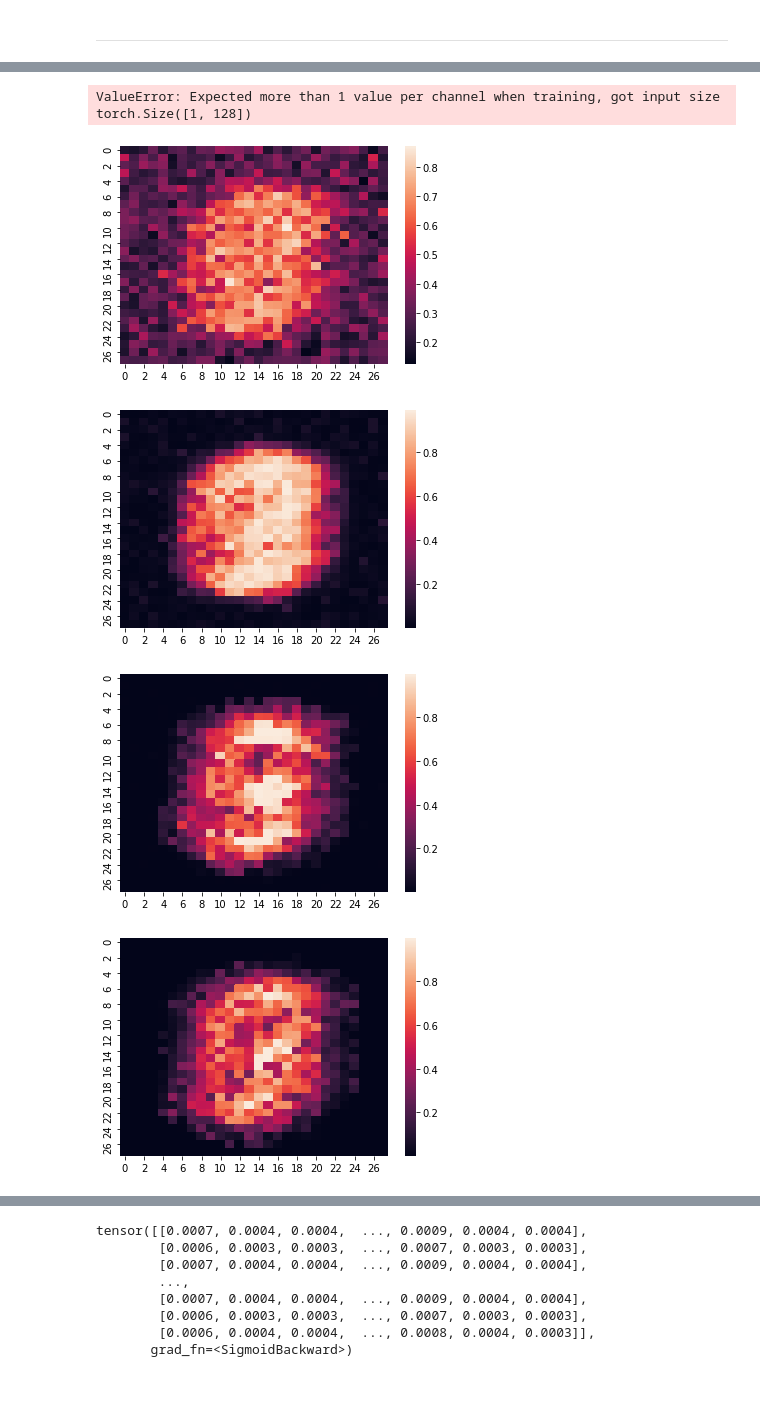
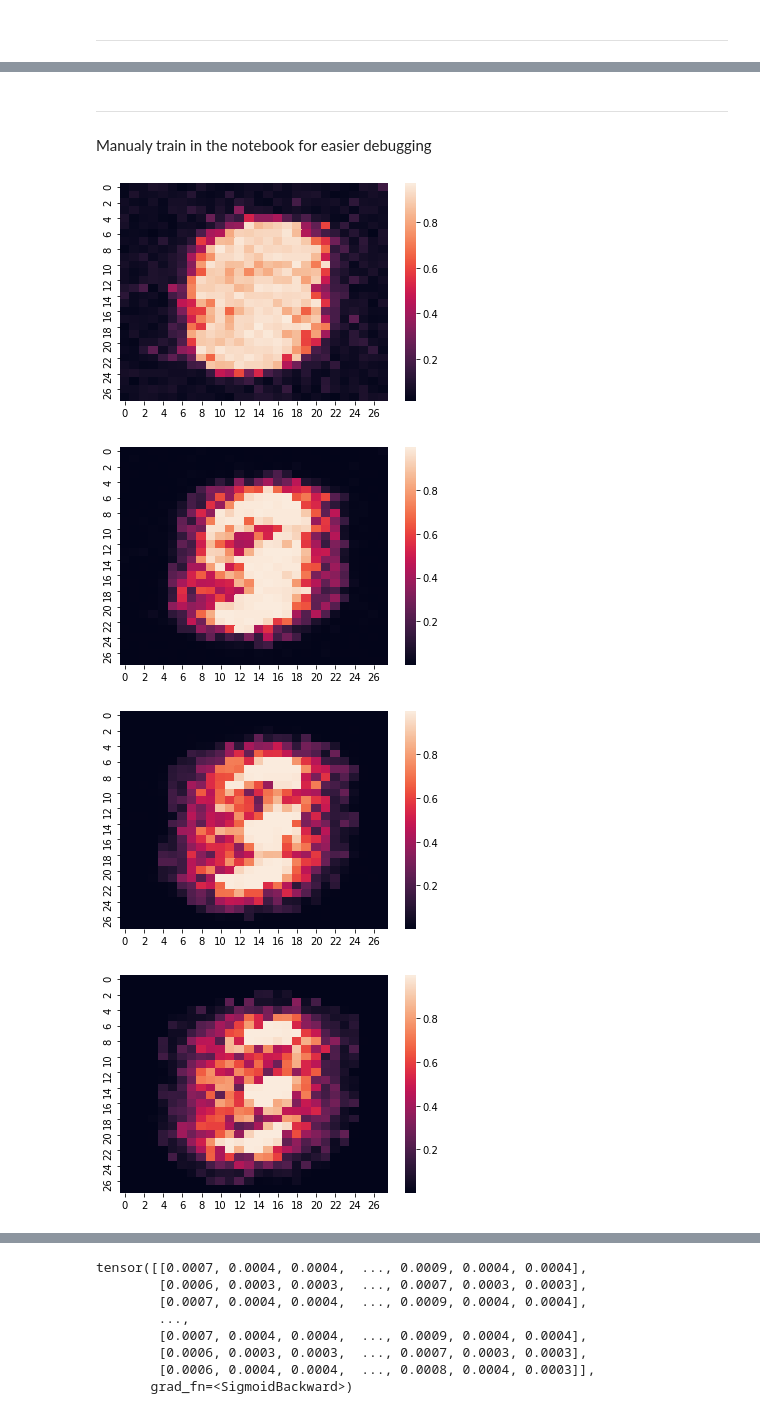
Before and after one commit to Morgan243/MMZ, a Jupyter notebook: mmz/notebooks/torch_veegan_dev.ipynb, the cells around one changed output, grey strips where cells are left out. Drawn from its saved outputs; the diff is of its cells as text; code cells hidden in the pictures; blank space fills up the shorter version.

Commit message:
cleanup notebook a bit

```diff
--- a/mmz/notebooks/torch_veegan_dev.ipynb
+++ b/mmz/notebooks/torch_veegan_dev.ipynb
@@ -118,13 +123,15 @@ trainer.train(15)
-# %%
-enc_m(mnist_dataset[0][0].reshape(-1, 784))
-# %% [output]
-ValueError: Expected more than 1 value per channel when training, got input size torch.Size([1, 128])
+# %% [markdown]
+****
+Manualy train in the notebook for easier debugging
 # %%
 d_z_weight = 1.
 disc_g_weight = 1.
 
+z_mu = 0.
+z_var = 0.5
+
 n_epochs = 5
-for n in tqdm(range(n_epochs)):
+for n in tqdm(range(n_epochs), desc='Training'):
     with tqdm(total=len(mnist_dl), desc='epoch ' + str(n)) as batch_bar:
         for batch_i, (real_x, real_y) in enumerate(mnist_dl):
             optim_omega.zero_grad()
@@ -134,7 +141,7 @@ for n in tqdm(range(n_epochs)):
             ## Real Sample
             fl_real_x = real_x.reshape(-1, input_dim)
             ## Gaussian Z
-            z_i = torch.empty(fl_real_x.shape[0], z_size).normal_(mean=0, std=0.2)
+            z_i = torch.empty(fl_real_x.shape[0], z_size).normal_(mean=z_mu, std=z_var)
 
             ## G Sample from Gaussian Z
             g_from_z = gen_m(z_i)
@@ -144,7 +151,7 @@ for n in tqdm(range(n_epochs)):
             ###
             ## formula 7
             #disc_g_out = disc_m(torch.cat([z_i, g_from_z], dim=1))
-            disc_g_out = -torch.log(torch.sigmoid(disc_m(torch.cat([z_i, g_from_z], dim=1))))
+            disc_g_out = -torch.log(disc_m(torch.cat([z_i, g_from_z], dim=1)).clamp(1e-8))
             d_z = torch.sqrt((z_i - z_i_g)**2).mean()
 
             o_hat = (disc_g_weight*disc_g_out.mean() + d_z_weight*d_z)
@@ -153,38 +160,38 @@ for n in tqdm(range(n_epochs)):
             optim_gamma.step()
             ###########
             ## Enc of real
             ## Real Sample
             fl_real_x = real_x.reshape(-1, input_dim)
             ## Gaussian Z
-            z_i = torch.empty(fl_real_x.shape[0], z_size).normal_(mean=0, std=0.2)
+            z_i = torch.empty(fl_real_x.shape[0], z_size).normal_(mean=z_mu, std=z_var)
 
             ## G Sample from Gaussian Z
             g_from_z = gen_m(z_i)
 
             ## Enc Z from G Sample
             z_i_g = enc_m(g_from_z)
 
-            disc_fake_out = torch.sigmoid(disc_m(torch.cat([z_i, g_from_z], dim=1)))
+            disc_fake_out = disc_m(torch.cat([z_i, g_from_z], dim=1))
             ##
-            disc_real_out = torch.sigmoid(disc_m(torch.cat([z_i_g, fl_real_x], dim=1)))
+            disc_real_out = disc_m(torch.cat([z_i_g, fl_real_x], dim=1))
 
             ## Formula 8
             #o_lr = -(torch.log(disc_fake_out) + torch.log(1. - disc_real_out)).mean()
-            o_lr = -(torch.log(disc_real_out) + torch.log(1. - disc_fake_out)).mean()
+            o_lr = -(torch.log(disc_real_out.clamp(1e-8)) + torch.log(1. - disc_fake_out.clamp(0, 0.999))).mean()
 
             o_lr.backward(retain_graph=False)
 
             optim_omega.step()
 
             #desc = "%.3f %.3f %.3f" % (g_w, g_theta, g_gamma)
             desc = "%.3f %.3f %.3f" % (o_hat, o_lr, d_z)
             batch_bar.set_description(desc)
             batch_bar.update(1)
 
         fig, ax = matplotlib.pyplot.subplots()
         sns.heatmap((g_from_z[3].reshape(28, 28)).float().detach().numpy(), ax=ax)
 # %% [output]
-[figure, old version]
+[figure, new version]
-[figure, old version]
+[figure, new version]
-[figure, old version]
+[figure, new version]
-[figure, old version]
+[figure, new version]
```
Also changed, not shown: parts of 15 cells of this notebook.
